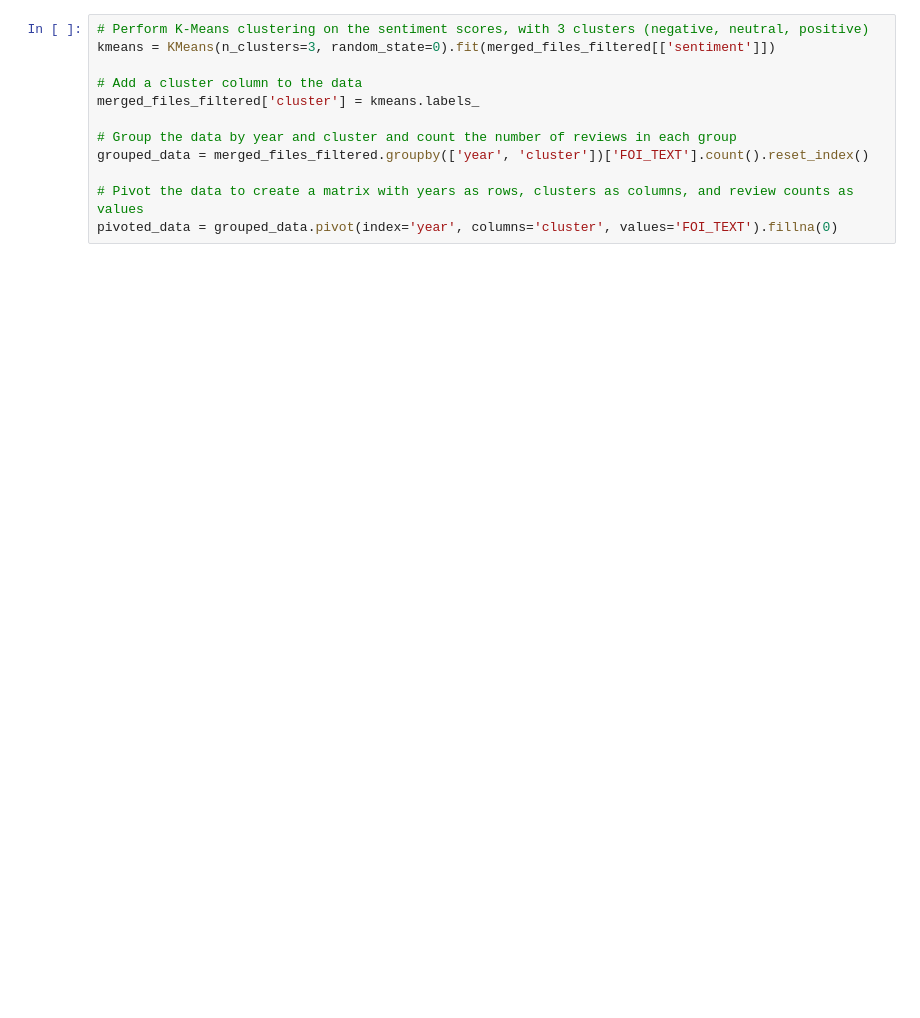
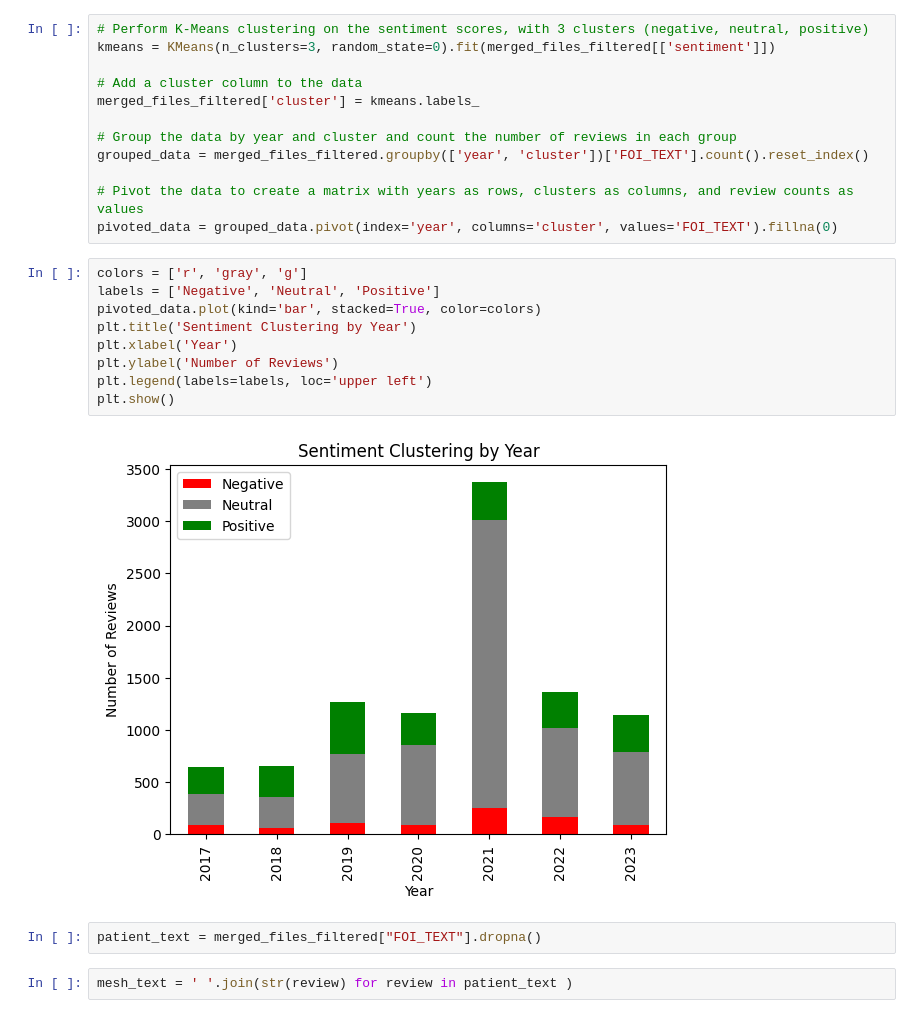
Before and after one commit to KaneZhao/Adverse-Events-in-Female-Stress-Urinary-Incontinence, a Jupyter notebook: Cluster.ipynb, the cells around one changed output. Drawn from its saved outputs; the diff is of its cells as text; blank space fills up the shorter version.

```diff
--- a/Cluster.ipynb
+++ b/Cluster.ipynb
@@ -33,3 +42,18 @@ grouped_data = merged_files_filtered.groupby(['year', 'cluster'])['FOI_TEXT'].co
 
 # Pivot the data to create a matrix with years as rows, clusters as columns, and review counts as values
 pivoted_data = grouped_data.pivot(index='year', columns='cluster', values='FOI_TEXT').fillna(0)
+# %%
+colors = ['r', 'gray', 'g']
+labels = ['Negative', 'Neutral', 'Positive']
+pivoted_data.plot(kind='bar', stacked=True, color=colors)
+plt.title('Sentiment Clustering by Year')
+plt.xlabel('Year')
+plt.ylabel('Number of Reviews')
+plt.legend(labels=labels, loc='upper left')
+plt.show()
+# %% [output]
+[figure, added]
+# %%
+patient_text = merged_files_filtered["FOI_TEXT"].dropna()
+# %%
+mesh_text = ' '.join(str(review) for review in patient_text )
```
Also changed, not shown: parts of 2 cells of this notebook, 1 other file.
